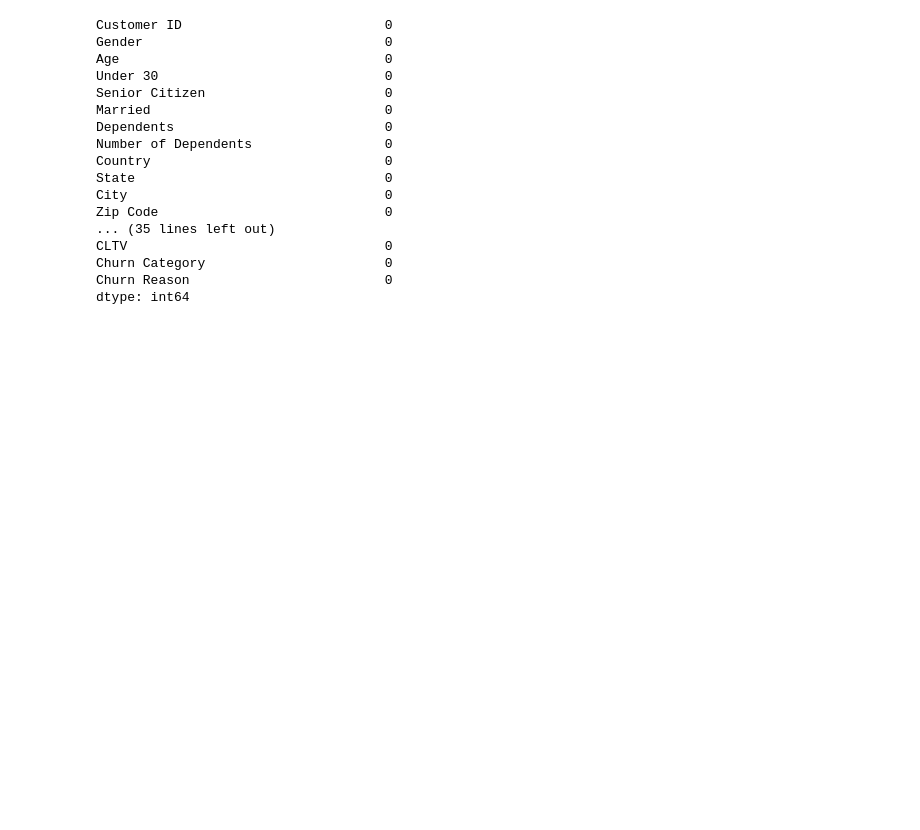
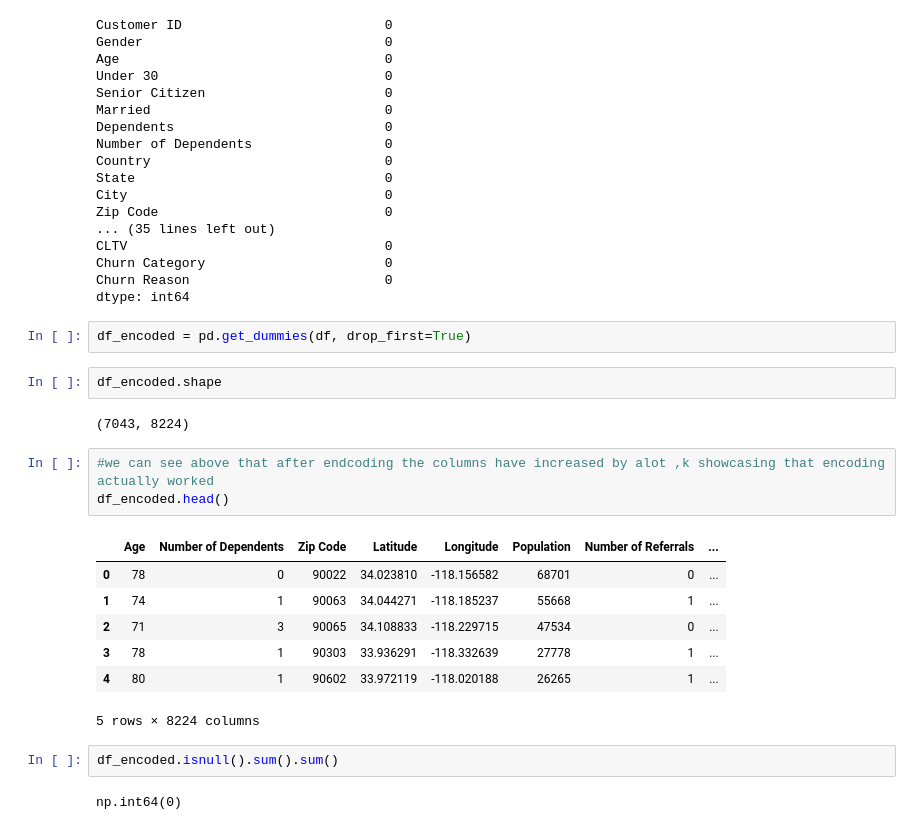
Before and after one commit to dheemant-k/churn-prediction, a Jupyter notebook: churn_prediction.ipynb, the cells around one changed output. Saved outputs shown, nothing was run; the diff lists cells and outputs as text; blank space fills up the shorter version.

Commit message:
Encode categorical variables using one-hot encoding

```diff
--- a/churn_prediction.ipynb
+++ b/churn_prediction.ipynb
@@ -204,3 +204,24 @@ CLTV                                 0
 Churn Category                       0
 Churn Reason                         0
 dtype: int64
+# %%
+df_encoded = pd.get_dummies(df, drop_first=True)
+# %%
+df_encoded.shape
+# %% [output]
+(7043, 8224)
+# %%
+#we can see above that after endcoding the columns have increased by alot ,k showcasing that encoding actually worked
+df_encoded.head()
+# %% [output]
+|  | Age | Number of Dependents | Zip Code | Latitude | Longitude | Population | Number of Referrals | ... |
+| 0 | 78 | 0 | 90022 | 34.023810 | -118.156582 | 68701 | 0 | ... |
+| 1 | 74 | 1 | 90063 | 34.044271 | -118.185237 | 55668 | 1 | ... |
+| 2 | 71 | 3 | 90065 | 34.108833 | -118.229715 | 47534 | 0 | ... |
+| 3 | 78 | 1 | 90303 | 33.936291 | -118.332639 | 27778 | 1 | ... |
+| 4 | 80 | 1 | 90602 | 33.972119 | -118.020188 | 26265 | 1 | ... |
+5 rows × 8224 columns
+# %%
+df_encoded.isnull().sum().sum()
+# %% [output]
+np.int64(0)
```
